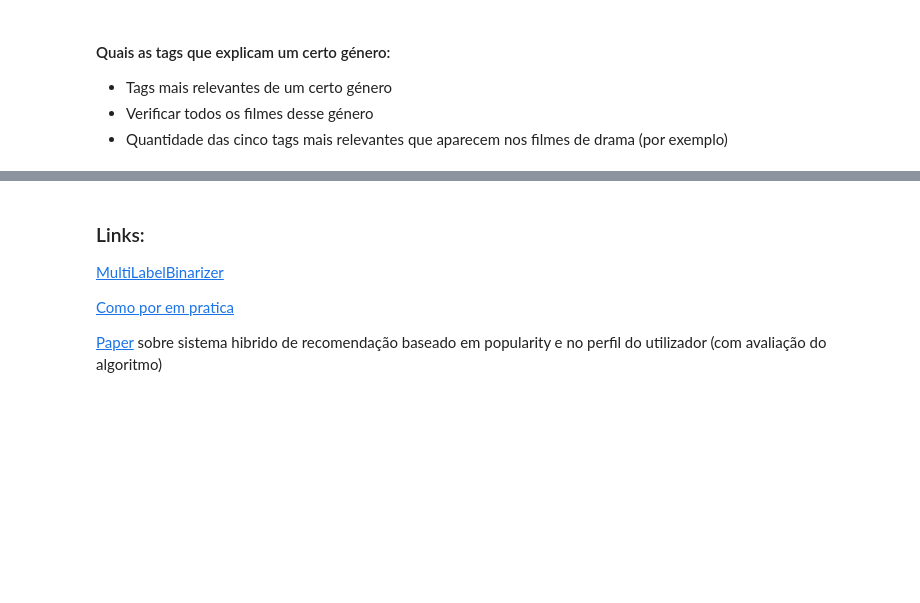
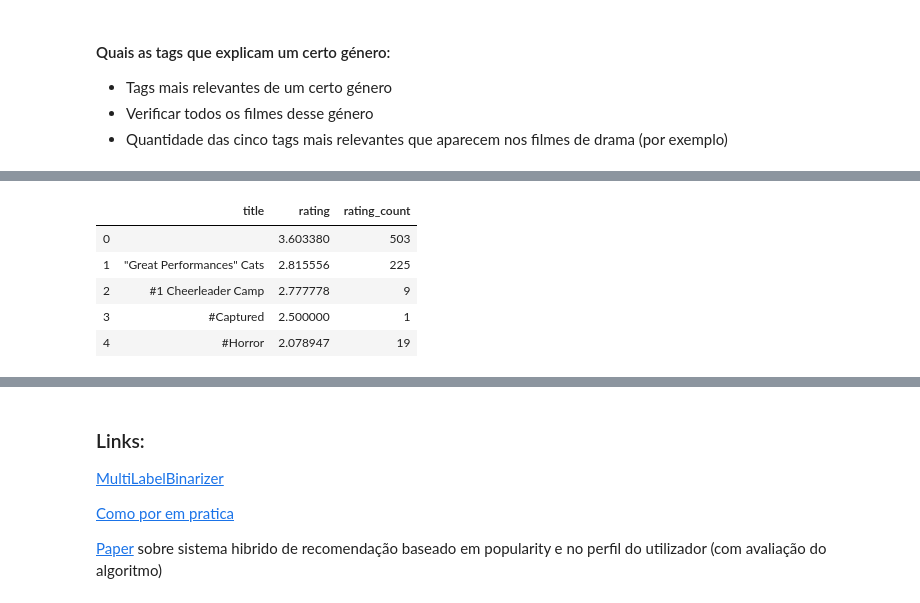
Before and after one commit to Vasco27/projeto_ids_1920, a Jupyter notebook: data_exploring.ipynb, the cells around one changed output, grey strips where cells are left out. Saved outputs shown, nothing was run; the diff lists cells and outputs as text; code cells hidden in the pictures; blank space fills up the shorter version.

```diff
--- a/data_exploring.ipynb
+++ b/data_exploring.ipynb
@@ -369,0 +382,16 @@ plt.show()
+# %%
+#significancia estatistica dos ratings
+ratings = pd.read_csv("datasets/ratings.csv") #não sei pq ta a ser alterado
+ratings.head()
+
+movie_ratings = ratings.join(movies.set_index("movieId"), on = "movieId")
+ratings_plot = movie_ratings.groupby("title")["rating"].mean().reset_index()
+ratings_plot["rating_count"] = movie_ratings.groupby("title")["rating"].count().reset_index().rating
+ratings_plot.head()
+# %% [output]
+|  | title | rating | rating_count |
+| 0 |  | 3.603380 | 503 |
+| 1 | "Great Performances" Cats | 2.815556 | 225 |
+| 2 | #1 Cheerleader Camp | 2.777778 | 9 |
+| 3 | #Captured | 2.500000 | 1 |
+| 4 | #Horror | 2.078947 | 19 |
```
Also changed, not shown: parts of 9 cells of this notebook.
